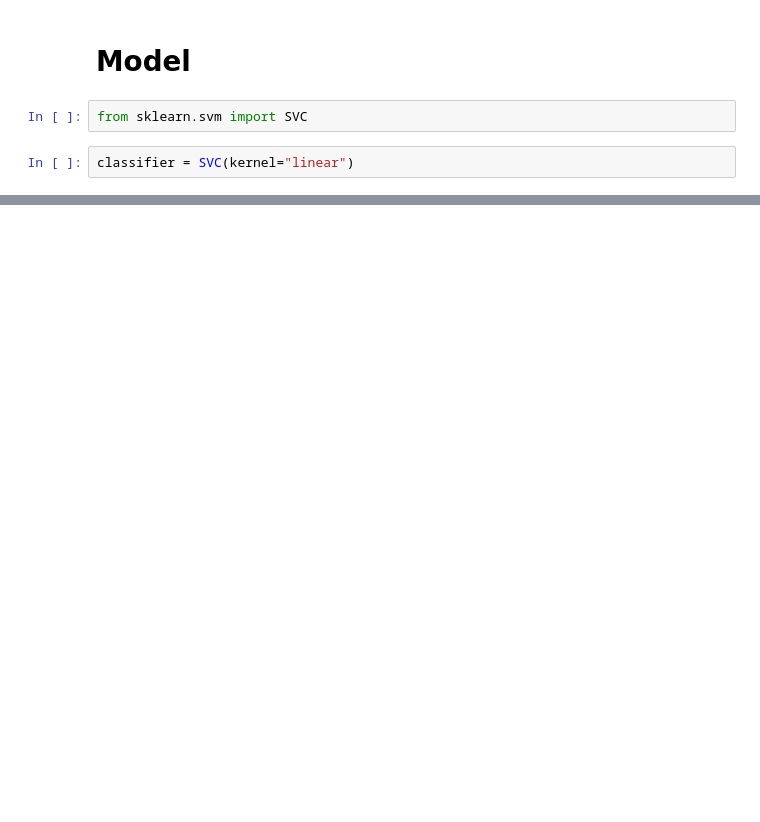
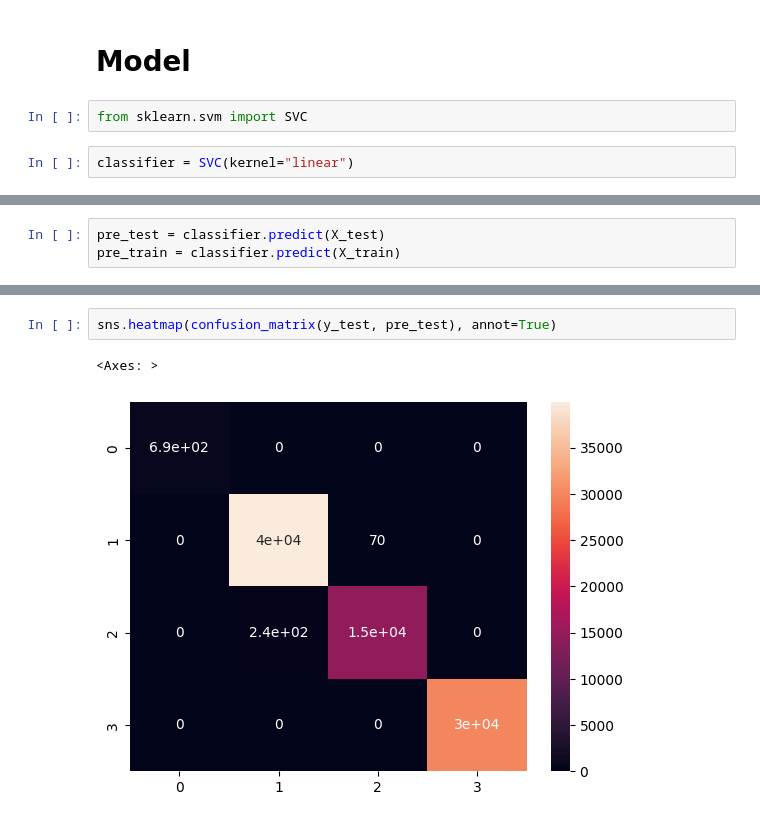
Before and after one commit to arashKhanDeveloper/ML-SVM-Venom-Source-Prediction, a Jupyter notebook: notebook.ipynb, the cells around one changed output, grey strips where cells are left out. Drawn from its saved outputs; the diff is of its cells as text; blank space fills up the shorter version.

```diff
--- a/notebook.ipynb
+++ b/notebook.ipynb
@@ -397,0 +437,3 @@ array(['Scorpion', 'Viper_Snake', 'Viper_Snake', ..., 'Harmless_Insect',
+# %%
+pre_test = classifier.predict(X_test)
+pre_train = classifier.predict(X_train)
@@ -397,0 +459,5 @@ array(['Scorpion', 'Viper_Snake', 'Viper_Snake', ..., 'Harmless_Insect',
+# %%
+sns.heatmap(confusion_matrix(y_test, pre_test), annot=True)
+# %% [output]
+<Axes: >
+[figure, added]
```
Also changed, not shown: parts of 30 cells of this notebook, 2 other files.
